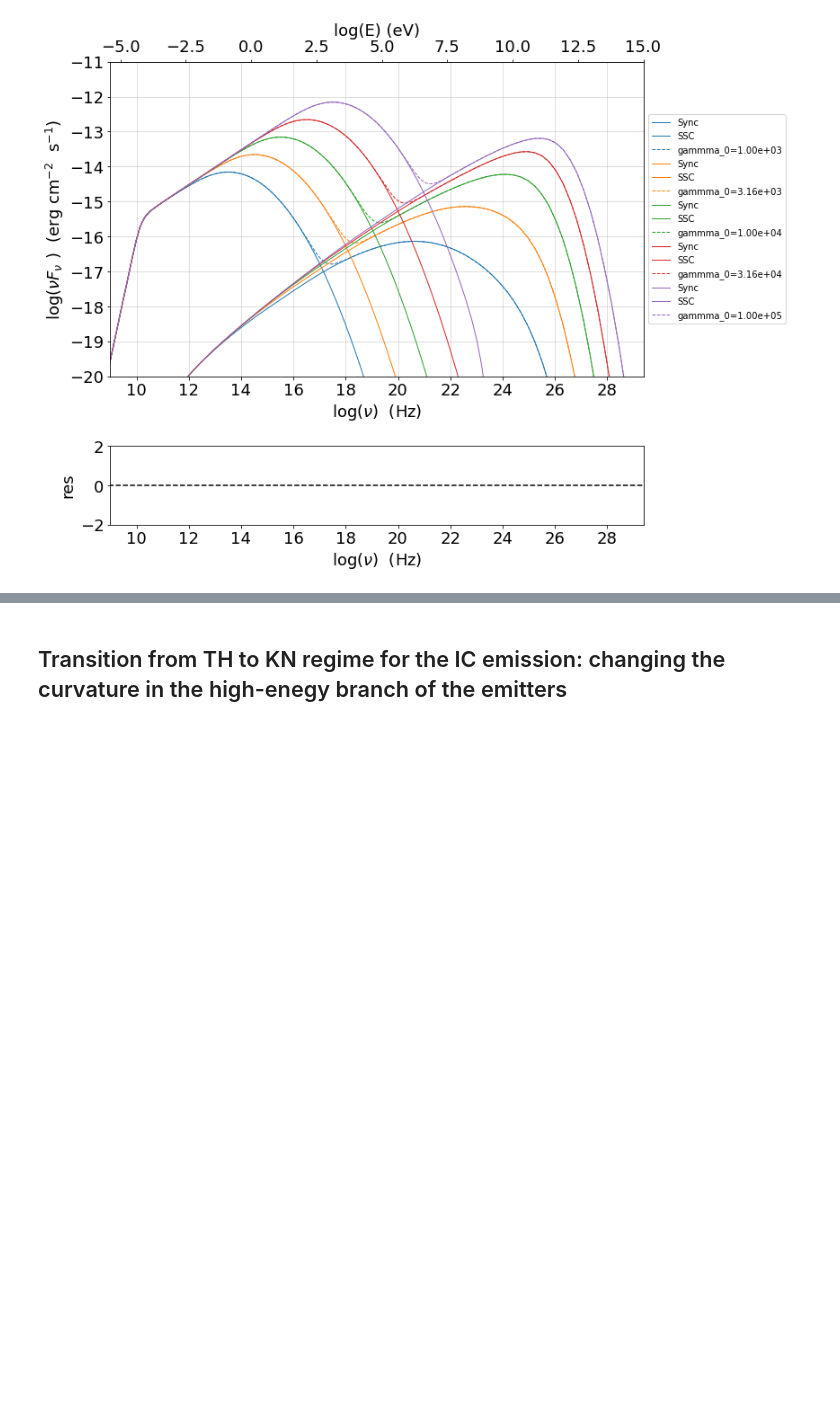
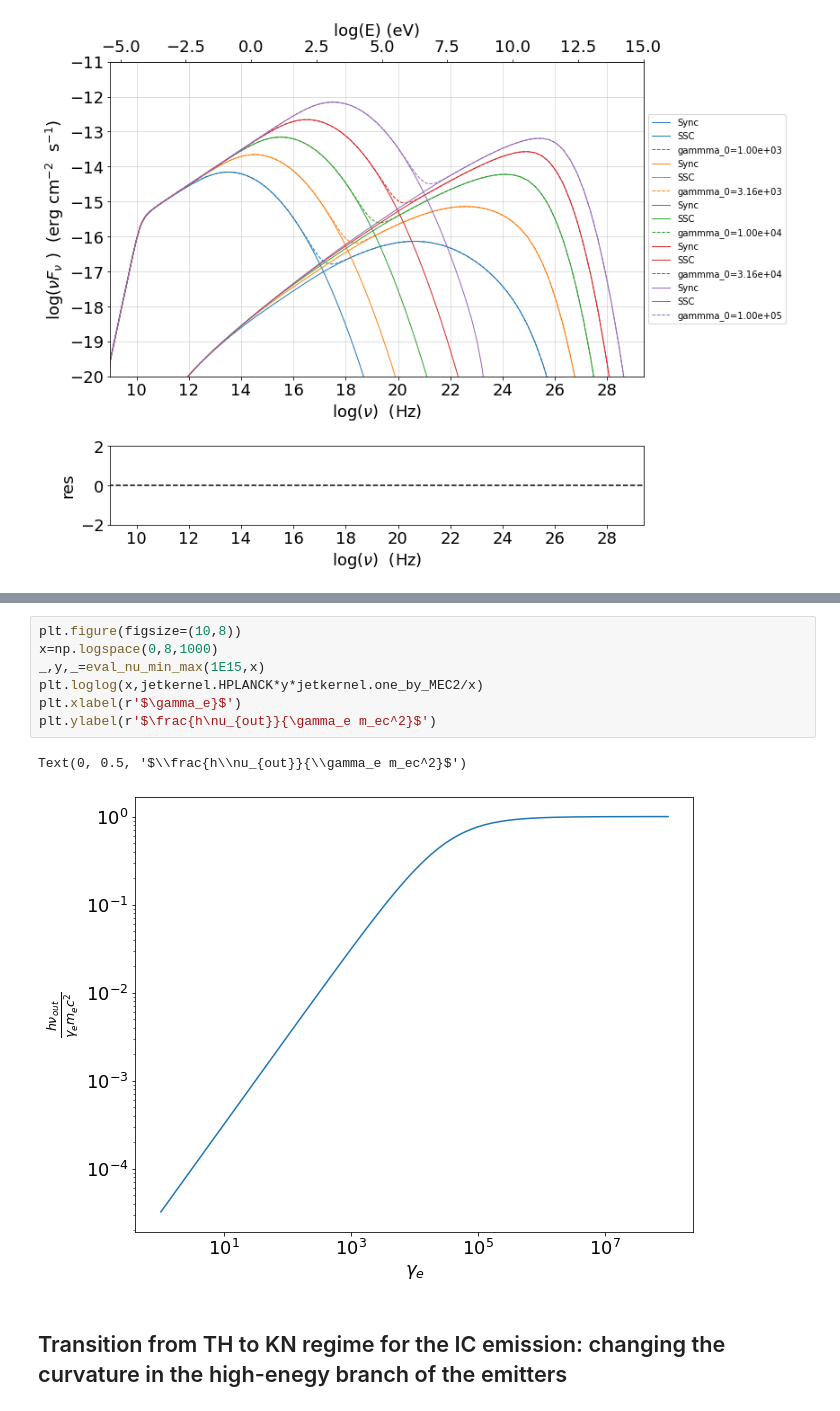
Before and after one commit to andreatramacere/Geneva_CTA_group_JetSeT_Course, a Jupyter notebook: Tutorial_2.ipynb, the cells around one changed output, grey strips where cells are left out. Saved outputs shown, nothing was run; the diff lists cells and outputs as text; blank space fills up the shorter version.

```diff
--- a/Tutorial_2.ipynb
+++ b/Tutorial_2.ipynb
@@ -504,3 +544,13 @@ p.rescale(y_min=-20,y_max=-11,x_min=9)
+# %%
+plt.figure(figsize=(10,8))
+x=np.logspace(0,8,1000)
+_,y,_=eval_nu_min_max(1E15,x)
+plt.loglog(x,jetkernel.HPLANCK*y*jetkernel.one_by_MEC2/x)
+plt.xlabel(r'$\gamma_e}$')
+plt.ylabel(r'$\frac{h\nu_{out}}{\gamma_e m_ec^2}$')
+# %% [output]
+Text(0, 0.5, '$\\frac{h\\nu_{out}}{\\gamma_e m_ec^2}$')
+[figure, added]
 # %% [markdown]
 ## Transition from TH to KN regime for the IC emission: changing the curvature in the high-enegy branch of the emitters
 # %%
```
Also changed, not shown: parts of 3 cells of this notebook, 1 other file.
